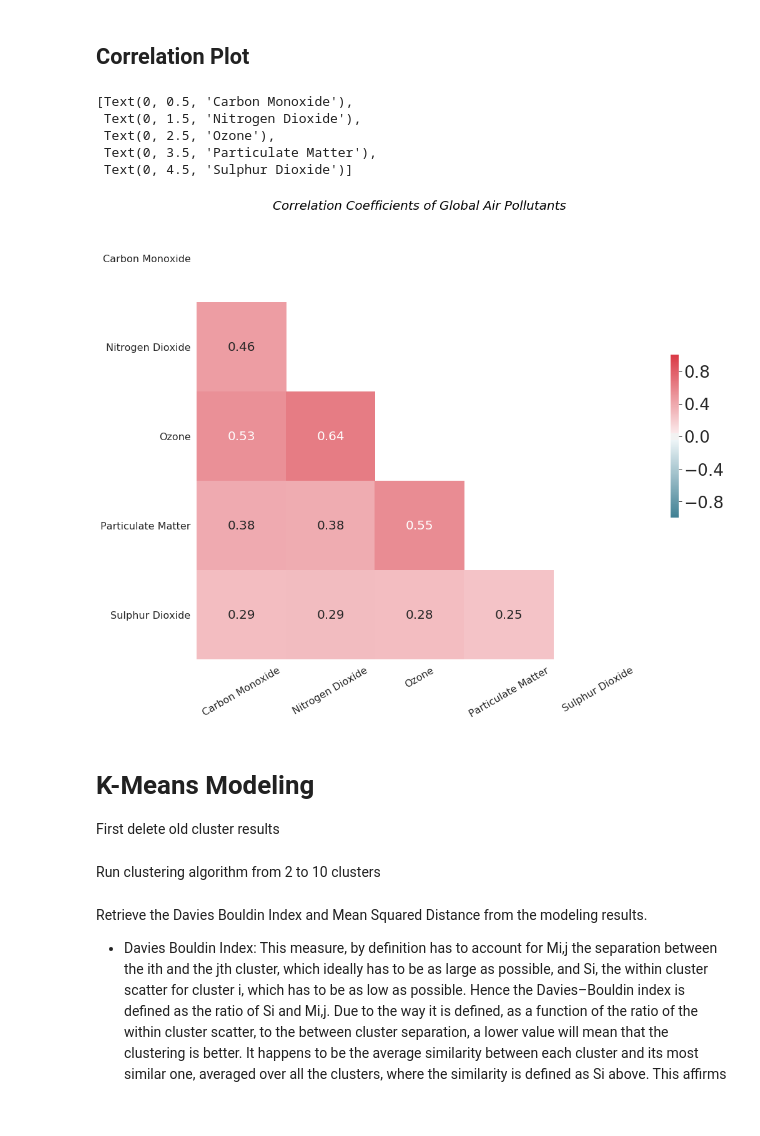
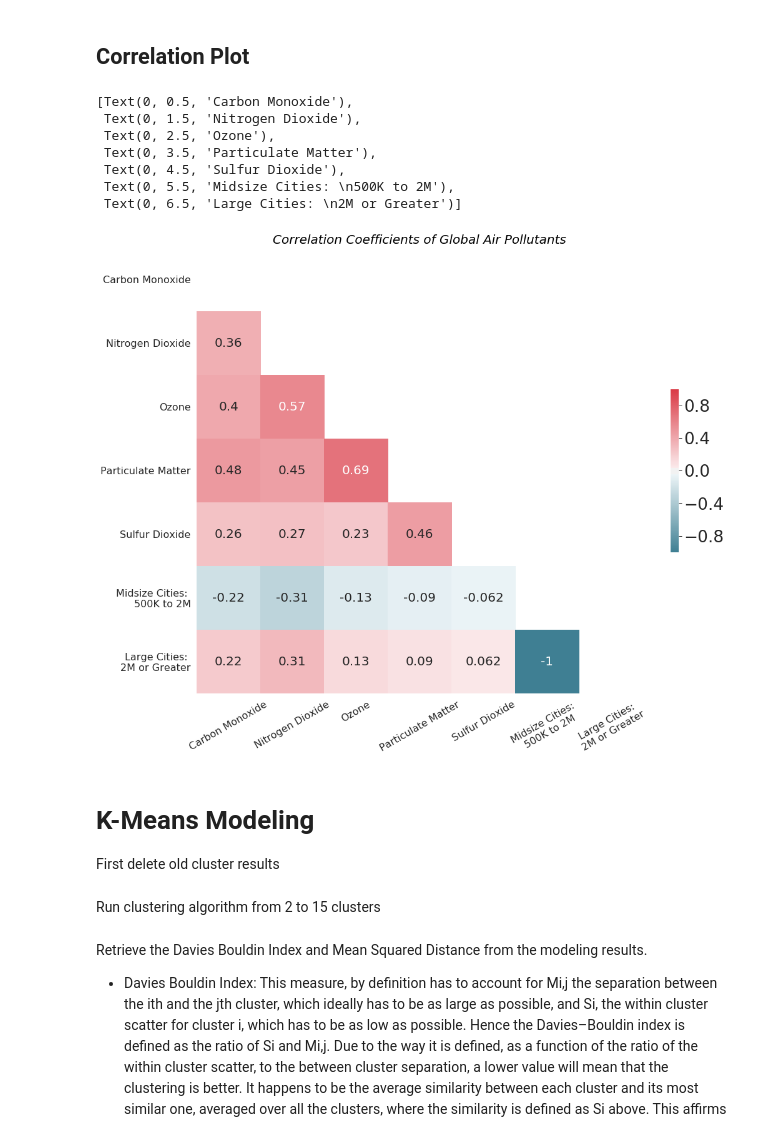
Before and after one commit to agosto-jaredburns/clustering-air-quality, a Jupyter notebook: Clustering_Global_Air_Quality_with_BigQuery_ML.ipynb, the cells around one changed output. Cells and saved outputs as stored; diff of their text form; code cells hidden in the pictures.

```diff
--- a/Clustering_Global_Air_Quality_with_BigQuery_ML.ipynb
+++ b/Clustering_Global_Air_Quality_with_BigQuery_ML.ipynb
@@ -741,52 +846,58 @@ sns.set(style="white")
 
 query_job="""
 SELECT
-    *
+    *,
+  case when pop_group = '1: 500K to 2M' then 1 else 0 end as pop_group_500K_to_2M,
+  case when pop_group = '2: 2M or Greater' then 1 else 0 end as pop_group_2M_or_Greater
     FROM
     SANDBOX.global_air_quality_modeling_ds
 """
 corr_df = client.query(query_job).result().to_dataframe()  # Waits for job to complete.
-corr_df = corr_df[['MaxValue_co','MaxValue_no2','MaxValue_o3','MaxValue_pm25','MaxValue_so2']]
+corr_df = corr_df[['MaxValue_co','MaxValue_no2','MaxValue_o3','MaxValue_pm25','MaxValue_so2','pop_group_500K_to_2M','pop_group_2M_or_Greater']]
 corr_df = corr_df.rename(columns={"MaxValue_co": "Carbon Monoxide",
                                   "MaxValue_no2": "Nitrogen Dioxide",
                                   "MaxValue_o3": "Ozone",
                                   "MaxValue_pm25": "Particulate Matter",
-                                  "MaxValue_so2": "Sulphur Dioxide"
+                                  "MaxValue_so2": "Sulfur Dioxide",
+                                  "pop_group_500K_to_2M": "Midsize Cities: \n500K to 2M",
+                                  "pop_group_2M_or_Greater": "Large Cities: \n2M or Greater"
                                   })
 
 # Compute the correlation matrix
 corr = corr_df.corr()
 
 # Generate a mask for the upper triangle
 mask = np.zeros_like(corr, dtype=np.bool)
 mask[np.triu_indices_from(mask)] = True
 
 # Set up the matplotlib figure
 
 f, ax = plt.subplots(figsize=(16, 16))
 
 
 # Generate a custom diverging colormap
 cmap = sns.diverging_palette(220, 10, as_cmap=True)
 
 sns.set_context("paper", font_scale=3)
 #ax.tick_params(labelsize=16)
 
 # Draw the heatmap with the mask and correct aspect ratio
 sns.heatmap(corr, mask=mask, cmap=cmap, vmin=-1, vmax=1, center=0, annot=True, ax=ax,
             square=True, linewidths=0, cbar_kws={"shrink": .3}, annot_kws={"size": 20})
 
 plt.title("Correlation Coefficients of Global Air Pollutants", fontsize=20, fontweight=0, color='black', style='italic', y=0.9);
 #ax.xticks(rotation=45)
 ax.set_xticklabels(ax.get_xticklabels(), rotation = 30, fontsize = 16)
 ax.set_yticklabels(ax.get_yticklabels(), rotation = 0, fontsize = 16)
 # %% [output]
 [Text(0, 0.5, 'Carbon Monoxide'),
  Text(0, 1.5, 'Nitrogen Dioxide'),
  Text(0, 2.5, 'Ozone'),
  Text(0, 3.5, 'Particulate Matter'),
- Text(0, 4.5, 'Sulphur Dioxide')]
+ Text(0, 4.5, 'Sulfur Dioxide'),
+ Text(0, 5.5, 'Midsize Cities: \n500K to 2M'),
+ Text(0, 6.5, 'Large Cities: \n2M or Greater')]
-[figure, old version]
+[figure, new version]
 # %% [markdown]
 # K-Means Modeling
 First delete old cluster results
@@ -803,5 +913,5 @@ for i in model_clusters:
 
         results = client.query(query_job).result()  # Waits for job to complete.
 # %% [markdown]
-Run clustering algorithm from 2 to 10 clusters
+Run clustering algorithm from 2 to 15 clusters
 # %%
```
Also changed, not shown: parts of 28 cells of this notebook.
